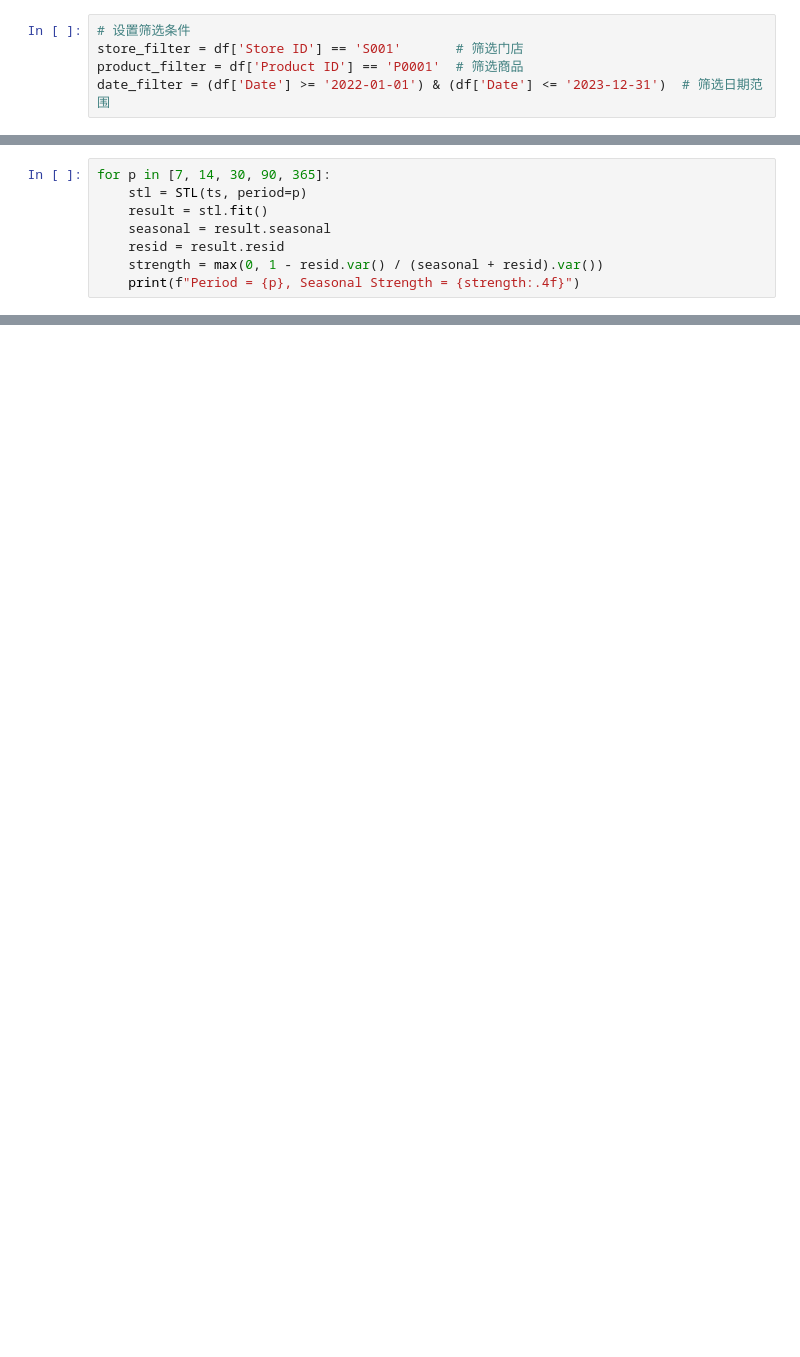
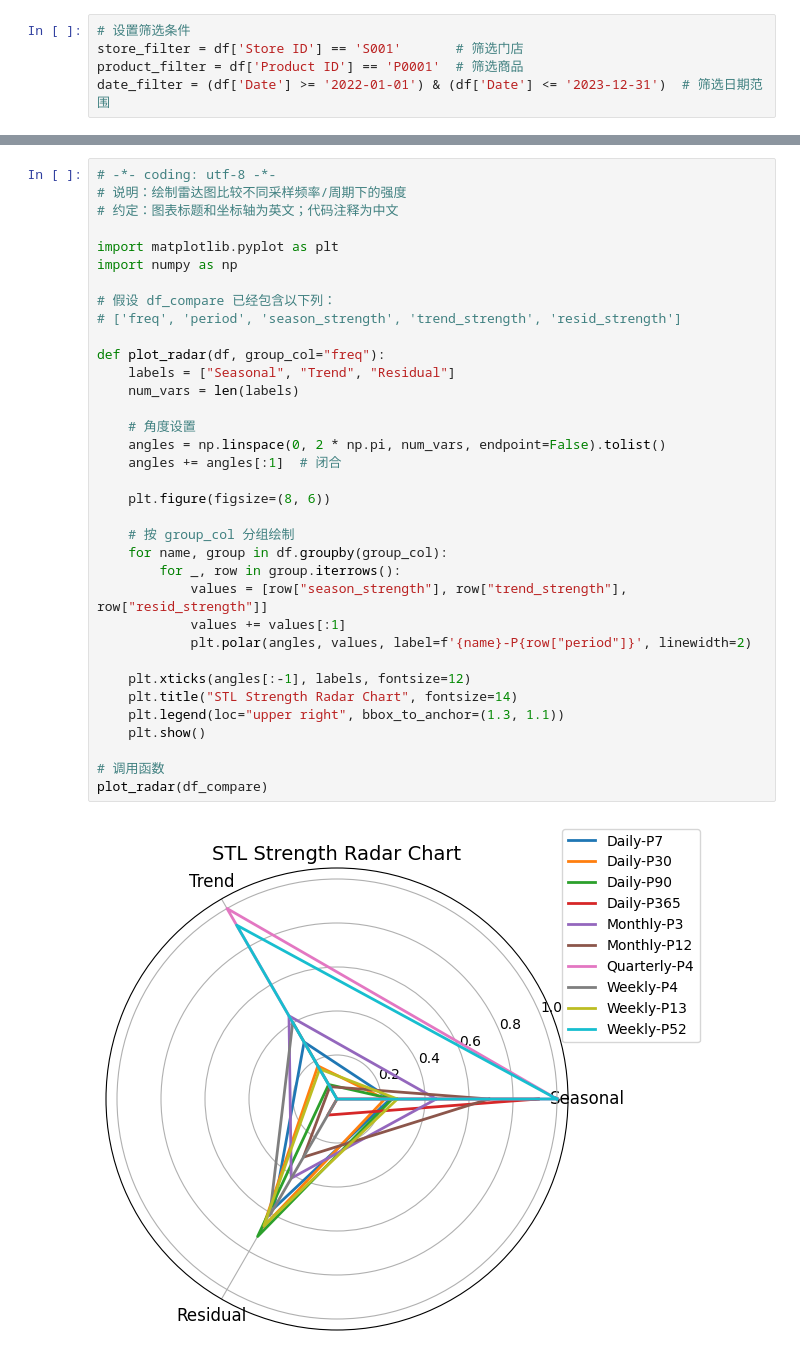
Before and after one commit to StarsWei/Retail-Store-Inventory-and-Demand-Forecasting, a Jupyter notebook: STL.ipynb, the cells around one changed output, grey strips where cells are left out. Cells and saved outputs as stored; diff of their text form; blank space fills up the shorter version.

```diff
--- a/STL.ipynb
+++ b/STL.ipynb
@@ -32,8 +15,0 @@ seasonality_strength = analyze_seasonality(ts)
-# %%
-for p in [7, 14, 30, 90, 365]:
-    stl = STL(ts, period=p)
-    result = stl.fit()
-    seasonal = result.seasonal
-    resid = result.resid
-    strength = max(0, 1 - resid.var() / (seasonal + resid).var())
-    print(f"Period = {p}, Seasonal Strength = {strength:.4f}")
@@ -290,0 +154,37 @@ Name: Units Sold, Length: 730, dtype: int64
+# %%
+# -*- coding: utf-8 -*-
+# 说明：绘制雷达图比较不同采样频率/周期下的强度
+# 约定：图表标题和坐标轴为英文；代码注释为中文
+
+import matplotlib.pyplot as plt
+import numpy as np
+
+# 假设 df_compare 已经包含以下列：
+# ['freq', 'period', 'season_strength', 'trend_strength', 'resid_strength']
+
+def plot_radar(df, group_col="freq"):
+    labels = ["Seasonal", "Trend", "Residual"]
+    num_vars = len(labels)
+
+    # 角度设置
+    angles = np.linspace(0, 2 * np.pi, num_vars, endpoint=False).tolist()
+    angles += angles[:1]  # 闭合
+
+    plt.figure(figsize=(8, 6))
+
+    # 按 group_col 分组绘制
+    for name, group in df.groupby(group_col):
+        for _, row in group.iterrows():
+            values = [row["season_strength"], row["trend_strength"], row["resid_strength"]]
+            values += values[:1]
+            plt.polar(angles, values, label=f'{name}-P{row["period"]}', linewidth=2)
+
+    plt.xticks(angles[:-1], labels, fontsize=12)
+    plt.title("STL Strength Radar Chart", fontsize=14)
+    plt.legend(loc="upper right", bbox_to_anchor=(1.3, 1.1))
+    plt.show()
+
+# 调用函数
+plot_radar(df_compare)
+# %% [output]
+[figure, added]
```
Also changed, not shown: parts of 44 cells of this notebook, 6 other files.
